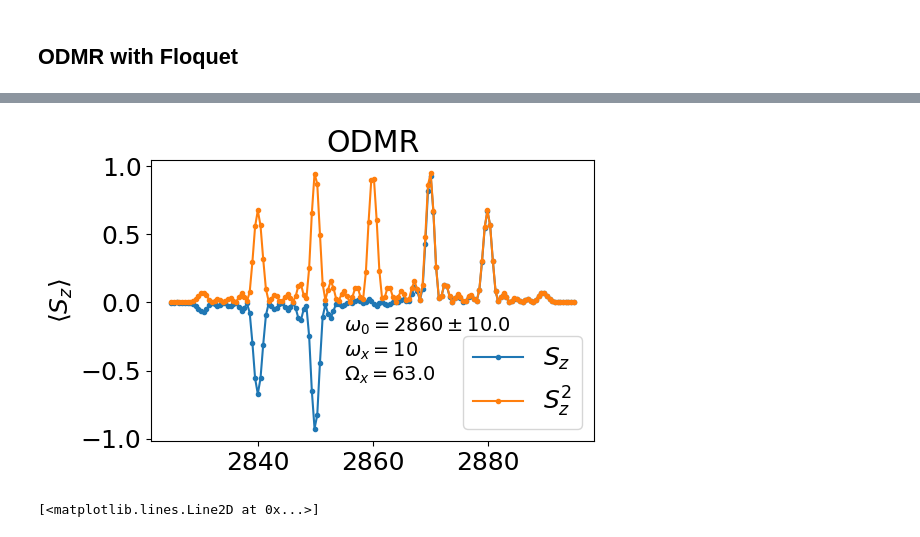
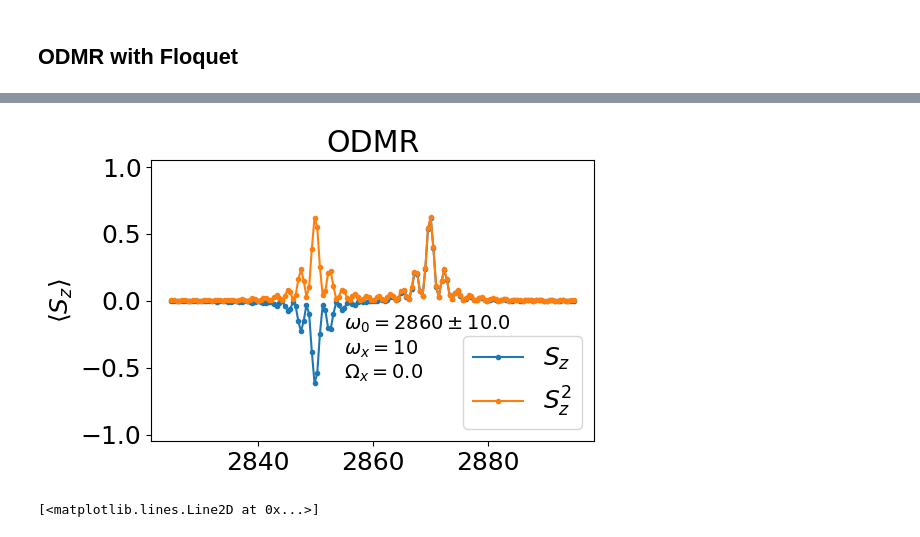
Before and after one commit to jonasmeinel/Floquet-for-Double-Quantum, a Jupyter notebook: simulations/Untitled.ipynb, the cells around one changed output, grey strips where cells are left out. Saved outputs shown, nothing was run; the diff lists cells and outputs as text; code cells hidden in the pictures.

```diff
--- a/simulations/Untitled.ipynb
+++ b/simulations/Untitled.ipynb
@@ -176,7 +176,7 @@ plt.savefig('pure-odmr.png')
 ## ODMR with Floquet
 # %%
 Omega = 2 #MHz
-Omegarf = 10 * 2 * np.pi
+Omegarf = 0 * 2 * np.pi
 
 #time independant
 Hdc = get_Hdc() #MHz
@@ -199,7 +199,7 @@ def Hxprobe_coeff(t,args):
 
 
 #Overall Hamiltonian
-H = [Hdc,[H1,Hxprobe_coeff],[Hrf,Hx1_coeff],] #[Hrf,Hx1_coeff],
+H = [Hdc,[H1,Hxprobe_coeff],]#[Hrf,Hx1_coeff],] #[Hrf,Hx1_coeff],
 # %%
 #initial state
 phi = q.basis(3,1)
@@ -218,8 +218,8 @@ phase = 0
 dq = []
 
 #time list
-time_x=0.5
-t = np.linspace(0, time_x, 5000)
+time_x=0.5 * 0.5
+t = np.linspace(0, time_x, 2500)
 
 
 
@@ -248,27 +246,27 @@ Please use `tqdm.notebook.tqdm` instead of `tqdm.tqdm_notebook`
 # %%
 plt.figure(dpi = 100)
 
 plt.title('ODMR')
 plt.plot(odmr_frq,np.asarray(odmr),marker = '.', linestyle = '-',label='$S_z$')
 plt.plot(odmr_frq,np.asarray(dq),marker = '.', linestyle = '-',label='$S_z^2$')
 plt.legend(loc=4)
 plt.ylabel('$\\langle S_z \\rangle$')
 
 comment = f'$\\omega_0 = 2860 \\pm {ws} $'
 comment += '\n'
 comment += f'$\\omega_x = {wrf}$'
 comment += '\n'
 comment += f'$\\Omega_x = {np.round(Omegarf)}$'
 
 
 plt.text(2855, -0.1, comment, fontsize=14,
         verticalalignment='top')
-
+plt.ylim([-1.05,1.05])
 
 plt.tight_layout()
-plt.savefig('floquet-odmr-triplet-success.png')
+plt.savefig('odmr-triplet.png')
 # %% [output]
-[figure, old version]
+[figure, new version]
 # %%
 plt.plot(odmr)
 # %% [output]
```
Also changed, not shown: parts of 1 cell of this notebook, 8 other files.
